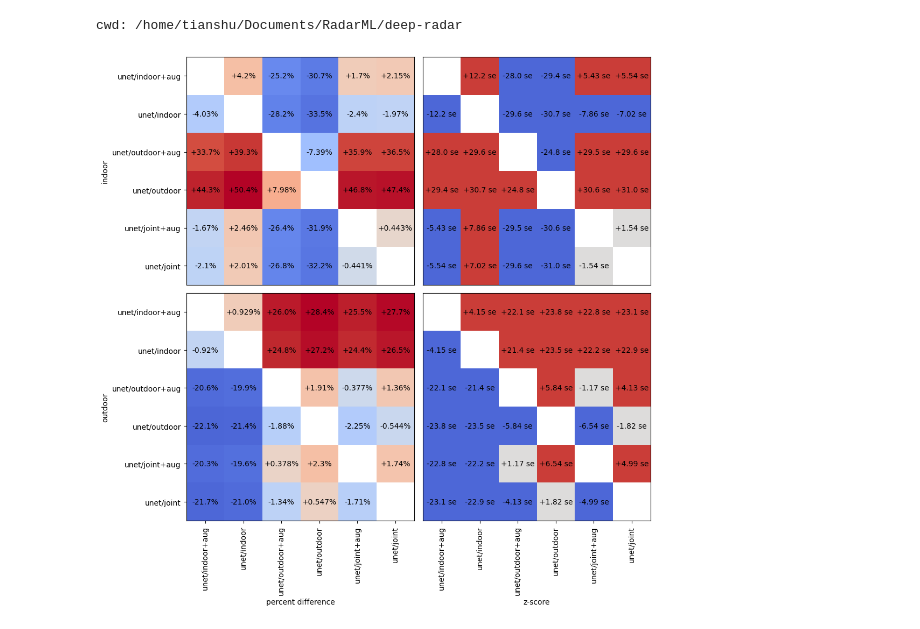
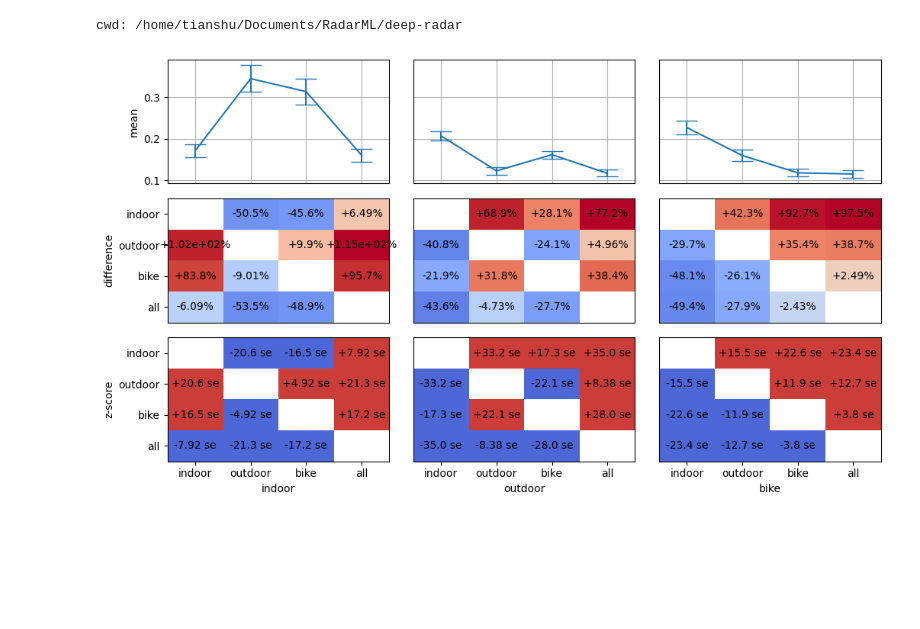
Before and after one commit to RadarML/nrdk, a Jupyter notebook: notebooks/stats.ipynb, the cells around one changed output. Cells and saved outputs as stored; diff of their text form; code cells hidden in the pictures; blank space fills up the shorter version.

Commit message:
Add report script (streamlined from stats.ipynb) & cleaned up sample notebooks

```diff
--- a/notebooks/stats.ipynb
+++ b/notebooks/stats.ipynb
@@ -48,26 +9,0 @@ def comparison_grid(
-# %%
-results = analysis.Results("results")
-methods = [
-    "unet/b.i", "unet/b.i.noaug",
-    "unet/b.o", "unet/b.o.noaug",
-    "unet/b.io", "unet/b.io.noaug"]
-method_names = [
-    "unet/indoor+aug", "unet/indoor",
-    "unet/outdoor+aug", "unet/outdoor",
-    "unet/joint+aug", "unet/joint"]
-metric = "bev_loss"
-compare = {
-    "indoor": results.compare(methods, key=metric, pattern="^indoor"),
-    "outdoor": results.compare(methods, key=metric, pattern="^outdoor")
-}
-# %%
-from matplotlib import pyplot as plt
-
-size = 0.75 * len(methods)
-fig, axs = plt.subplots(
-    len(compare), 2, figsize=(1.5 + size * 2, 1.5 + size * len(compare)))
-comparison_grid(axs, compare, method_names)
-fig.tight_layout()
-fig.savefig("notebooks/compare.pdf")
-# %% [output]
-[figure, removed]
@@ -73,0 +49,11 @@ fig.savefig("notebooks/compare.pdf")
+# %%
+methods = ["small/indoor", "small/outdoor", "small/bike", "small/base"]
+method_names = ["indoor", "outdoor", "bike", "all"]
+metric = "map_loss"
+splits = {"indoor": "^indoor", "outdoor": "^outdoor", "bike": "^bike"}
+
+fig, axs, compared = compare(
+    methods=methods, method_names=method_names, splits=splits,
+    metric="map_loss")
+# %% [output]
+[figure, added]
```
Also changed, not shown: parts of 2 cells of this notebook, 3 other files.
